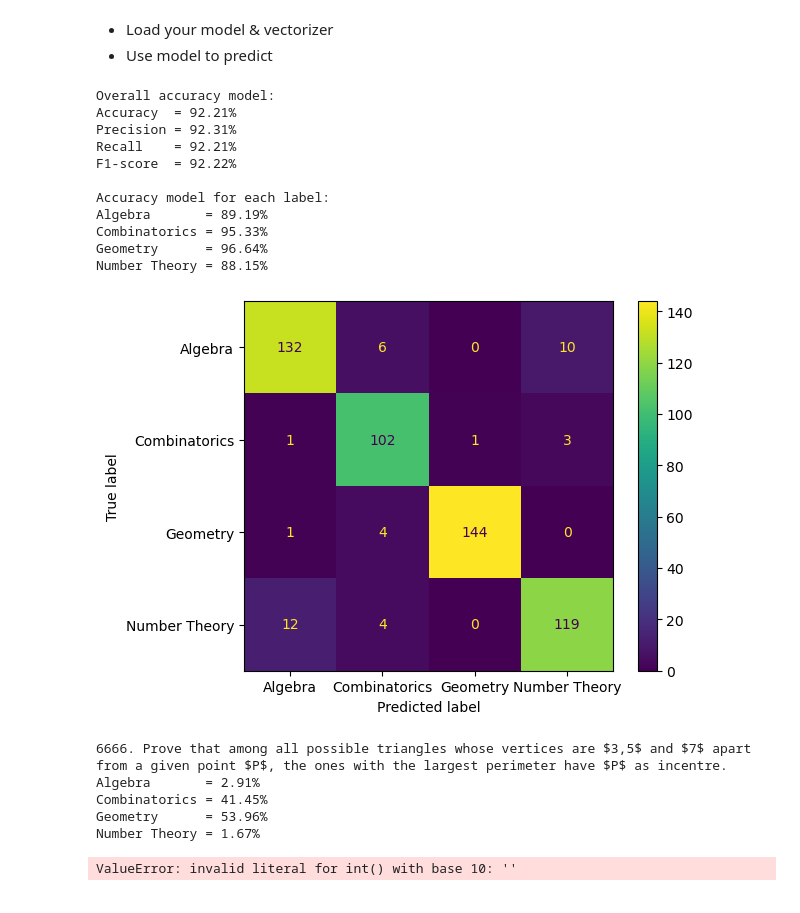
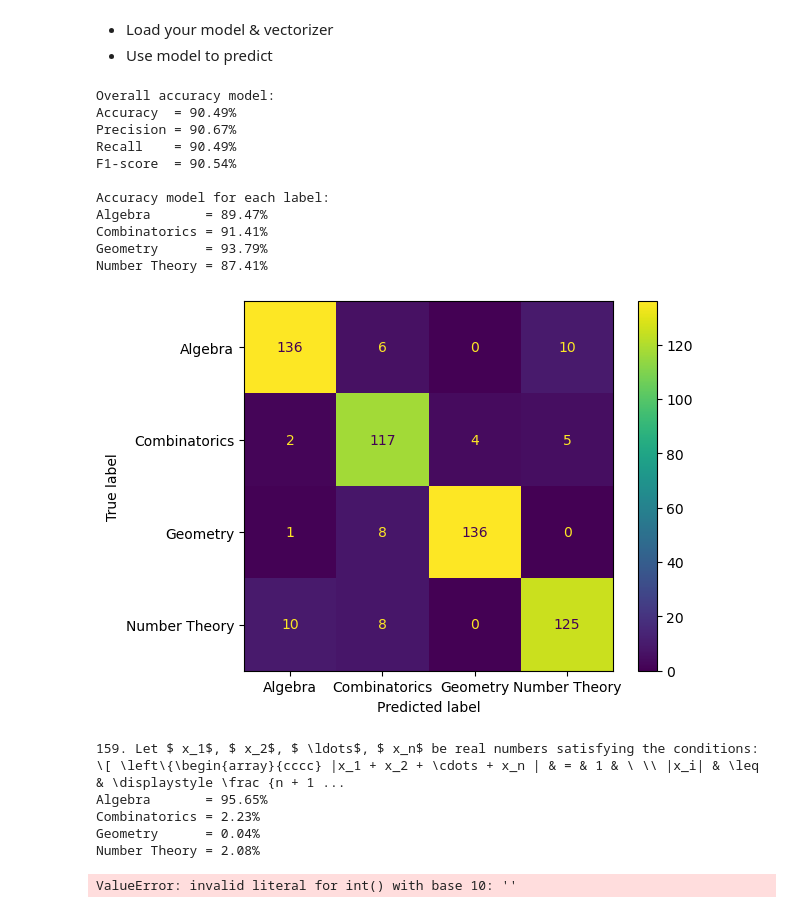
Before and after one commit to victorchendra02/Final-Academic-Project, a Jupyter notebook: model/predictor.ipynb, the cells around one changed output. Cells and saved outputs as stored; diff of their text form; code cells hidden in the pictures.

```diff
--- a/model/predictor.ipynb
+++ b/model/predictor.ipynb
@@ -3,6 +3,11 @@
 # %% [markdown]
 - Load your model & vectorizer
 - Use model to predict
+# %%
+model_path = 'SVC_90_accuracy/SVC_.pkl'
+vectorizer_path = 'SVC_90_accuracy/vectorizer.pkl'
+X_test_path = 'SVC_90_accuracy/X_test.pkl'
+y_test_path = 'SVC_90_accuracy/y_test.pkl'
 # %%
 import pandas as pd
 import pickle
@@ -34,45 +39,45 @@ def model_information(model, X_test, y_test):
     print("Overall accuracy model:")
     print(f"Accuracy  = {accuracy*100:<.2f}%")
     print(f"Precision = {precision*100:<.2f}%")
     print(f"Recall    = {recall*100:<.2f}%")
     print(f"F1-score  = {f1*100:<.2f}%\n")
 
     cm = confusion_matrix(y_test, y_pred, labels=model.classes_)
 
     heatmap = ConfusionMatrixDisplay(confusion_matrix=cm, display_labels=model.classes_)
     labels = np.unique(y_test)
 
     print("Accuracy model for each label:")
     for label in labels:
         idx = np.where(model.classes_ == label)[0][0]
         label_accuracy = cm[idx, idx] / np.sum(cm[idx, :])
         print(f"{label:<14s}= {label_accuracy*100:.2f}%")
 
     heatmap.plot()
     plt.show()
 
 # Read dataset
 df = pd.read_csv('imo.csv')
 # df_isnull = df[df['label'].isnull()]
 # df_isnull.reset_index(drop=True, inplace=True)
 
-model = load_pkl('SVC_92_accuracy/SVC_.pkl')
-vectorizer = load_pkl('SVC_92_accuracy/vectorizer.pkl')
+model = load_pkl(model_path)
+vectorizer = load_pkl(vectorizer_path)
 
-model_information(model, load_pkl('SVC_92_accuracy/X_test.pkl'), load_pkl('SVC_92_accuracy/y_test.pkl'))
+model_information(model, load_pkl(X_test_path), load_pkl(y_test_path))
 # %% [output]
 Overall accuracy model:
-Accuracy  = 92.21%
-Precision = 92.31%
-Recall    = 92.21%
-F1-score  = 92.22%
+Accuracy  = 90.49%
+Precision = 90.67%
+Recall    = 90.49%
+F1-score  = 90.54%
 
 Accuracy model for each label:
-Algebra       = 89.19%
-Combinatorics = 95.33%
-Geometry      = 96.64%
-Number Theory = 88.15%
+Algebra       = 89.47%
+Combinatorics = 91.41%
+Geometry      = 93.79%
+Number Theory = 87.41%
-[figure, old version]
+[figure, new version]
 # %%
 while True:
     x = int(input("id_key: "))
@@ -95,9 +100,9 @@ while True:
         print(f"{label:<14s}= {prob*100:.2f}%")
     print()
 # %% [output]
-6666. Prove that among all possible triangles whose vertices are $3,5$ and $7$ apart from a given point $P$, the ones with the largest perimeter have $P$ as incentre.
-Algebra       = 2.91%
-Combinatorics = 41.45%
-Geometry      = 53.96%
-Number Theory = 1.67%
+159. Let $ x_1$, $ x_2$, $ \ldots$, $ x_n$ be real numbers satisfying the conditions: \[ \left\{\begin{array}{cccc} |x_1 + x_2 + \cdots + x_n | & = & 1 & \ \\ |x_i| & \leq & \displaystyle \frac {n + 1 ...
+Algebra       = 95.65%
+Combinatorics = 2.23%
+Geometry      = 0.04%
+Number Theory = 2.08%
 ValueError: invalid literal for int() with base 10: ''
```
Also changed, not shown: 1 other file.
